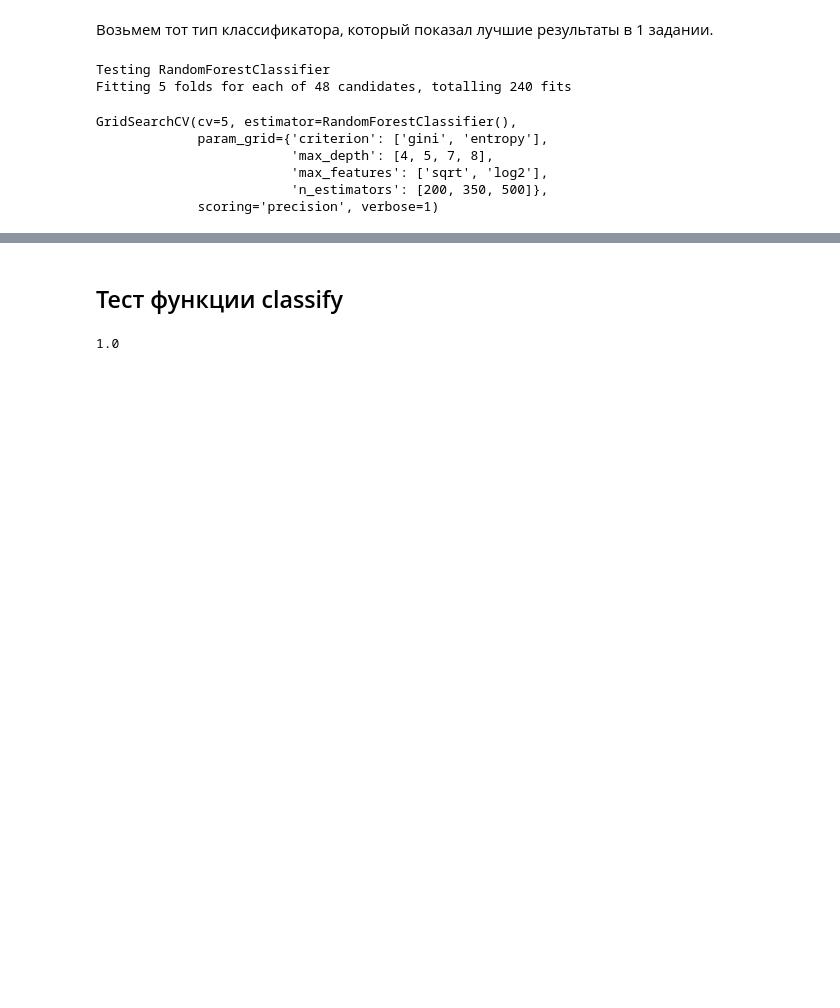
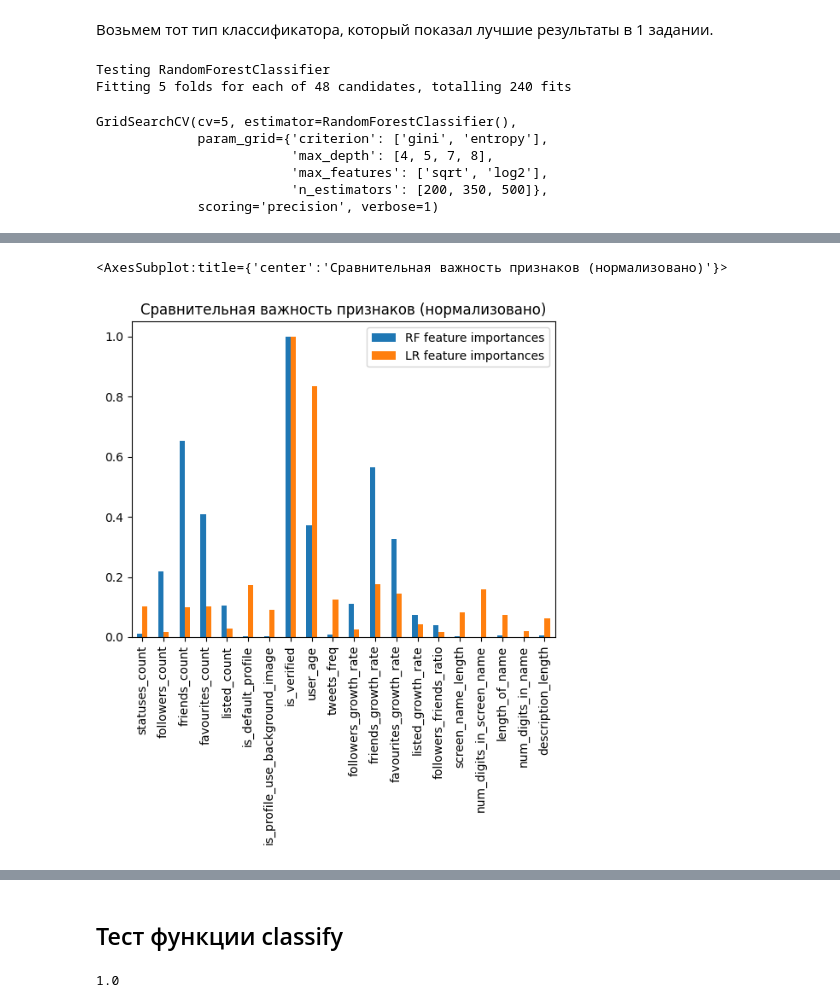
Before and after one commit to itsecd/ml-for-sec-lab1, a Jupyter notebook: train.ipynb, the cells around one changed output, grey strips where cells are left out. Saved outputs shown, nothing was run; the diff lists cells and outputs as text; code cells hidden in the pictures; blank space fills up the shorter version.

```diff
--- a/train.ipynb
+++ b/train.ipynb
@@ -354,0 +361,11 @@ accuracy, test data: 0.9958333333333333
+# %%
+rf_importances = multiple_gs_stats['RandomForestClassifier'].best_estimator_.feature_importances_
+
+lr_importances = [abs(i) for i in multiple_gs_stats['LogisticRegression'].best_estimator_.coef_[0]]
+
+feature_importances = pd.DataFrame(index=df_X.columns,
+                                   data={
+                                       'RF feature importances': rf_importances,
+                                       'LR feature importances': lr_importances
+                                    })
+feature_importances
@@ -354,0 +390,6 @@ accuracy, test data: 0.9958333333333333
+# %%
+# Нормализуем в [0; 1] для сравнения
+(feature_importances / feature_importances.max()).plot(kind='bar', title='Сравнительная важность признаков (нормализовано)')
+# %% [output]
+<AxesSubplot:title={'center':'Сравнительная важность признаков (нормализовано)'}>
+[figure, added]
```
Also changed, not shown: parts of 35 cells of this notebook, 5 other files.
